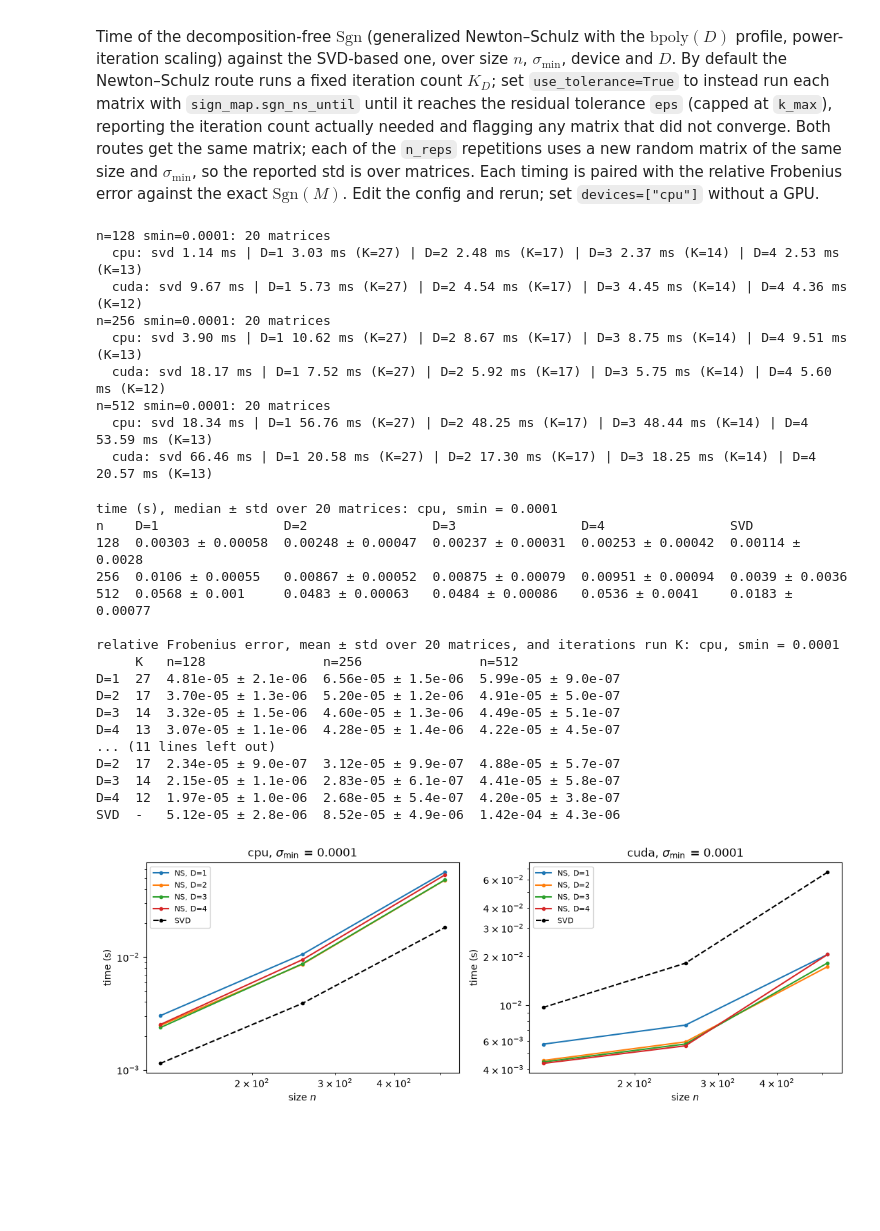
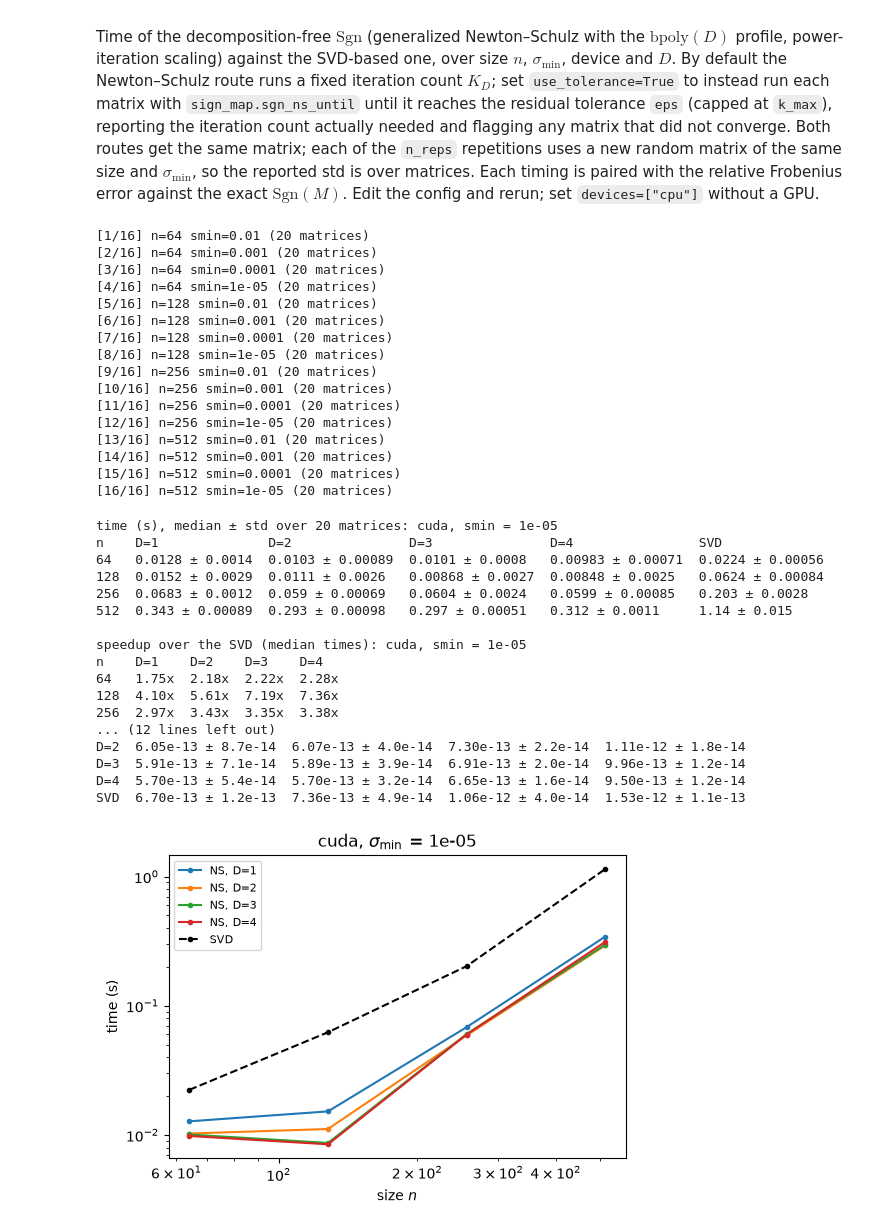
Before and after one commit to ElRiccio/code_stageM2, a Jupyter notebook: notebooks/exp4_svd_timing.ipynb, the cells around one changed output. Cells and saved outputs as stored; diff of their text form; code cells hidden in the pictures; blank space fills up the shorter version.

```diff
--- a/notebooks/exp4_svd_timing.ipynb
+++ b/notebooks/exp4_svd_timing.ipynb
@@ -13,54 +15,67 @@ from experiments.svd_timing import SvdTimingConfig, run_svd_timing, time_table,
 %matplotlib inline
 # %%
 cfg = SvdTimingConfig(
-    sizes=[128, 256, 512], smins=[1e-4], degrees=[1, 2, 3, 4],
-    devices=["cpu", "cuda"], n_fixed=512, dtype=torch.float32,
+    sizes=[64, 128, 256, 512], smins=[1e-2, 1e-3, 1e-4, 1e-5], degrees=[1, 2, 3, 4],
+    devices=["cuda"], dtype=torch.float64,
     eps=None,             # target accuracy; None = 10 machine eps
     use_tolerance=True,   # True: stop each matrix on the residual <= eps; False: fixed K_D steps
     k_max=50,             # step cap when use_tolerance=True
     power_iters=10, power_margin=1.1, n_warmup=3, n_reps=20, cpu_threads=None, svd_driver=None, seed=0,
+    verbose=True,         # progress only, results are in the tables below
 )
 res = run_svd_timing(cfg)
 # %% [output]
-n=128 smin=0.0001: 20 matrices
-  cpu: svd 1.14 ms | D=1 3.03 ms (K=27) | D=2 2.48 ms (K=17) | D=3 2.37 ms (K=14) | D=4 2.53 ms (K=13)
-  cuda: svd 9.67 ms | D=1 5.73 ms (K=27) | D=2 4.54 ms (K=17) | D=3 4.45 ms (K=14) | D=4 4.36 ms (K=12)
-n=256 smin=0.0001: 20 matrices
-  cpu: svd 3.90 ms | D=1 10.62 ms (K=27) | D=2 8.67 ms (K=17) | D=3 8.75 ms (K=14) | D=4 9.51 ms (K=13)
-  cuda: svd 18.17 ms | D=1 7.52 ms (K=27) | D=2 5.92 ms (K=17) | D=3 5.75 ms (K=14) | D=4 5.60 ms (K=12)
-n=512 smin=0.0001: 20 matrices
-  cpu: svd 18.34 ms | D=1 56.76 ms (K=27) | D=2 48.25 ms (K=17) | D=3 48.44 ms (K=14) | D=4 53.59 ms (K=13)
-  cuda: svd 66.46 ms | D=1 20.58 ms (K=27) | D=2 17.30 ms (K=17) | D=3 18.25 ms (K=14) | D=4 20.57 ms (K=13)
+[1/16] n=64 smin=0.01 (20 matrices)
+[2/16] n=64 smin=0.001 (20 matrices)
+[3/16] n=64 smin=0.0001 (20 matrices)
+[4/16] n=64 smin=1e-05 (20 matrices)
+[5/16] n=128 smin=0.01 (20 matrices)
+[6/16] n=128 smin=0.001 (20 matrices)
+[7/16] n=128 smin=0.0001 (20 matrices)
+[8/16] n=128 smin=1e-05 (20 matrices)
+[9/16] n=256 smin=0.01 (20 matrices)
+[10/16] n=256 smin=0.001 (20 matrices)
+[11/16] n=256 smin=0.0001 (20 matrices)
+[12/16] n=256 smin=1e-05 (20 matrices)
+[13/16] n=512 smin=0.01 (20 matrices)
+[14/16] n=512 smin=0.001 (20 matrices)
+[15/16] n=512 smin=0.0001 (20 matrices)
+[16/16] n=512 smin=1e-05 (20 matrices)
 # %%
-smin_plot = 1e-4  # sigma_min shown in the time-vs-size panels and the tables
+smin_plot = 1e-5  # sigma_min shown in the time-vs-size panels and the tables
+n_plot = 512      # size shown in the time-vs-smin panels and table
 fig, axs = plt.subplots(1, len(res["cfg"].devices), figsize=(5.5 * len(res["cfg"].devices), 4), squeeze=False)
 for ax, device in zip(axs[0], res["cfg"].devices):
     plots.plot_time_vs_size(res, device, smin_plot, ax=ax)
 fig.tight_layout()
 for device in res["cfg"].devices:
     time_table(res, device, smin_plot)
     print()
+    speedup_table(res, device, smin_plot)
+    print()
+    iterations_table(res, device, smin_plot)
+    print()
     accuracy_table(res, device, smin_plot)
     print()
 # %% [output]
-time (s), median ± std over 20 matrices: cpu, smin = 0.0001
-n    D=1                D=2                D=3                D=4                SVD
-128  0.00303 ± 0.00058  0.00248 ± 0.00047  0.00237 ± 0.00031  0.00253 ± 0.00042  0.00114 ± 0.0028
-256  0.0106 ± 0.00055   0.00867 ± 0.00052  0.00875 ± 0.00079  0.00951 ± 0.00094  0.0039 ± 0.0036
-512  0.0568 ± 0.001     0.0483 ± 0.00063   0.0484 ± 0.00086   0.0536 ± 0.0041    0.0183 ± 0.00077
+time (s), median ± std over 20 matrices: cuda, smin = 1e-05
+n    D=1              D=2               D=3               D=4                SVD
+64   0.0128 ± 0.0014  0.0103 ± 0.00089  0.0101 ± 0.0008   0.00983 ± 0.00071  0.0224 ± 0.00056
+128  0.0152 ± 0.0029  0.0111 ± 0.0026   0.00868 ± 0.0027  0.00848 ± 0.0025   0.0624 ± 0.00084
+256  0.0683 ± 0.0012  0.059 ± 0.00069   0.0604 ± 0.0024   0.0599 ± 0.00085   0.203 ± 0.0028
+512  0.343 ± 0.00089  0.293 ± 0.00098   0.297 ± 0.00051   0.312 ± 0.0011     1.14 ± 0.015
 
-relative Frobenius error, mean ± std over 20 matrices, and iterations run K: cpu, smin = 0.0001
-     K   n=128               n=256               n=512
-D=1  27  4.81e-05 ± 2.1e-06  6.56e-05 ± 1.5e-06  5.99e-05 ± 9.0e-07
-D=2  17  3.70e-05 ± 1.3e-06  5.20e-05 ± 1.2e-06  4.91e-05 ± 5.0e-07
-D=3  14  3.32e-05 ± 1.5e-06  4.60e-05 ± 1.3e-06  4.49e-05 ± 5.1e-07
-D=4  13  3.07e-05 ± 1.1e-06  4.28e-05 ± 1.4e-06  4.22e-05 ± 4.5e-07
-... (11 lines left out)
-D=2  17  2.34e-05 ± 9.0e-07  3.12e-05 ± 9.9e-07  4.88e-05 ± 5.7e-07
-D=3  14  2.15e-05 ± 1.1e-06  2.83e-05 ± 6.1e-07  4.41e-05 ± 5.8e-07
-D=4  12  1.97e-05 ± 1.0e-06  2.68e-05 ± 5.4e-07  4.20e-05 ± 3.8e-07
-SVD  -   5.12e-05 ± 2.8e-06  8.52e-05 ± 4.9e-06  1.42e-04 ± 4.3e-06
+speedup over the SVD (median times): cuda, smin = 1e-05
+n    D=1    D=2    D=3    D=4
+64   1.75x  2.18x  2.22x  2.28x
+128  4.10x  5.61x  7.19x  7.36x
+256  2.97x  3.43x  3.35x  3.38x
+... (12 lines left out)
+D=2  6.05e-13 ± 8.7e-14  6.07e-13 ± 4.0e-14  7.30e-13 ± 2.2e-14  1.11e-12 ± 1.8e-14
+D=3  5.91e-13 ± 7.1e-14  5.89e-13 ± 3.9e-14  6.91e-13 ± 2.0e-14  9.96e-13 ± 1.2e-14
+D=4  5.70e-13 ± 5.4e-14  5.70e-13 ± 3.2e-14  6.65e-13 ± 1.6e-14  9.50e-13 ± 1.2e-14
+SVD  6.70e-13 ± 1.2e-13  7.36e-13 ± 4.9e-14  1.06e-12 ± 4.0e-14  1.53e-12 ± 1.1e-13
-[figure, old version]
+[figure, new version]
 # %%
 fig, axs = plt.subplots(1, len(res["cfg"].devices), figsize=(5.5 * len(res["cfg"].devices), 4), squeeze=False)
 for ax, device in zip(axs[0], res["cfg"].devices):
```
Also changed, not shown: parts of 2 cells of this notebook, 11 other files.
